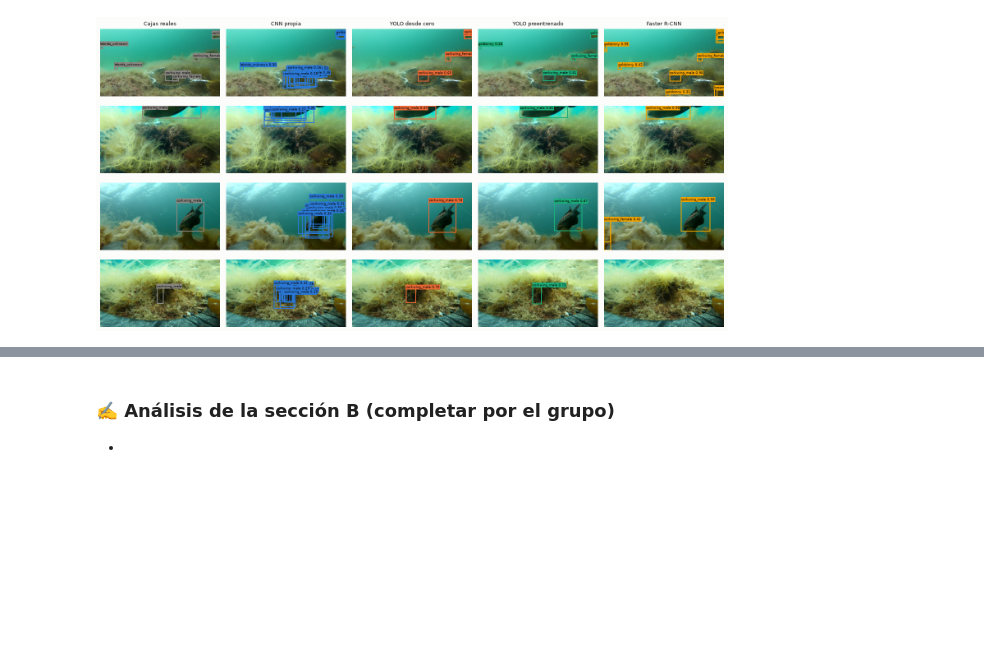
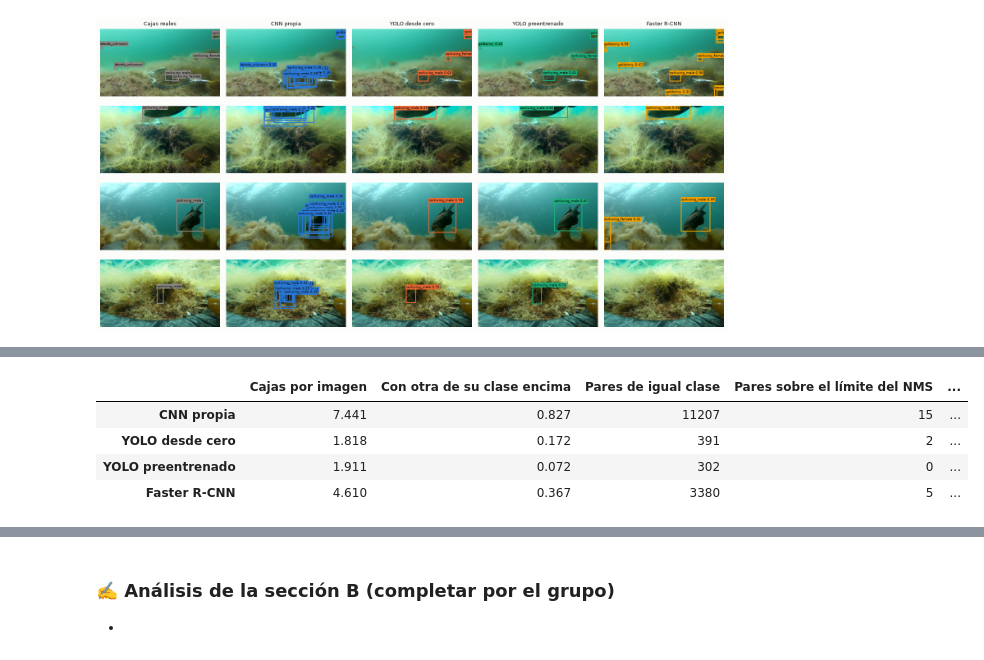
Before and after one commit to rslaterj/TareaDL2, a Jupyter notebook: 05_comparacion.ipynb, the cells around one changed output, grey strips where cells are left out. Cells and saved outputs as stored; diff of their text form; code cells hidden in the pictures; blank space fills up the shorter version.

```diff
--- a/05_comparacion.ipynb
+++ b/05_comparacion.ipynb
@@ -570,0 +702,9 @@ grafico_ejemplos(TODOS, "b_ejemplos.png")
+# %%
+tabla_solape_val = tabla_solape_cajas()
+tabla_solape_val.round(3)
+# %% [output]
+|  | Cajas por imagen | Con otra de su clase encima | Pares de igual clase | Pares sobre el límite del NMS | ... |
+| CNN propia | 7.441 | 0.827 | 11207 | 15 | ... |
+| YOLO desde cero | 1.818 | 0.172 | 391 | 2 | ... |
+| YOLO preentrenado | 1.911 | 0.072 | 302 | 0 | ... |
+| Faster R-CNN | 4.610 | 0.367 | 3380 | 5 | ... |
```
Also changed, not shown: parts of 15 cells of this notebook, 4 other files.
